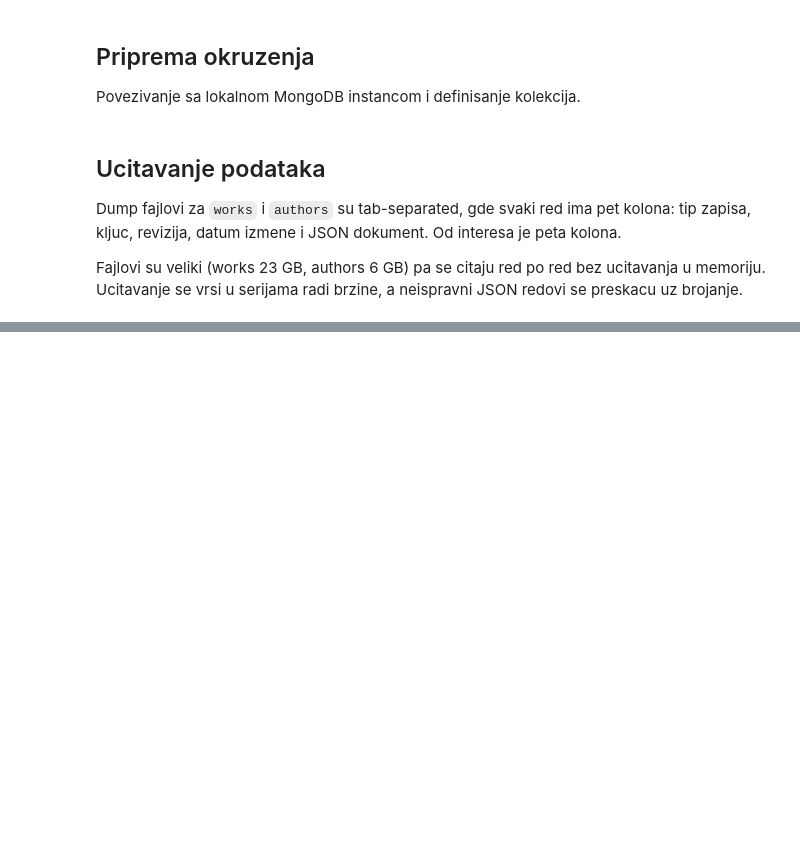
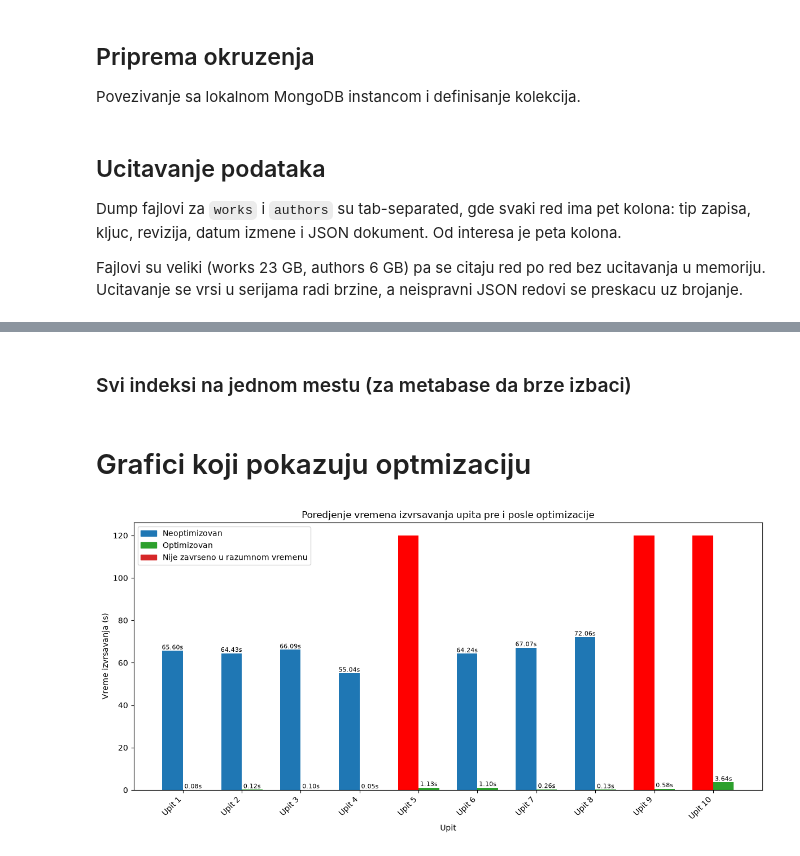
Before and after one commit to srdjanjovic/sbp-mongo, a Jupyter notebook: projekat.ipynb, the cells around one changed output, grey strips where cells are left out. Cells and saved outputs as stored; diff of their text form; code cells hidden in the pictures; blank space fills up the shorter version.

Commit message:
upiti

```diff
--- a/projekat.ipynb
+++ b/projekat.ipynb
@@ -28,3 +30,6 @@ ratings = db["ratings"]
+# %%
+timeout_upiti = {}
+TIMEOUT_VREME = 120
 # %% [markdown]
 ## Ucitavanje podataka
 
@@ -110,0 +596,3 @@ print("ratings:", ratings.count_documents({}))
+# %%
+vremena.setdefault("Upit 5", {})["neopt"] = TIMEOUT_VREME
+timeout_upiti["Upit 5"] = True
@@ -110,0 +1016,3 @@ print("ratings:", ratings.count_documents({}))
+# %%
+vremena.setdefault("Upit 9", {})["neopt"] = TIMEOUT_VREME
+timeout_upiti["Upit 9"] = True
@@ -110,0 +1224,3 @@ print("ratings:", ratings.count_documents({}))
+# %%
+vremena.setdefault("Upit 10", {})["neopt"] = TIMEOUT_VREME
+timeout_upiti["Upit 10"] = True
@@ -110,0 +1367,2 @@ print("ratings:", ratings.count_documents({}))
+# %% [markdown]
+### Svi indeksi na jednom mestu (za metabase da brze izbaci)
@@ -110,0 +1392,57 @@ print("ratings:", ratings.count_documents({}))
+# %% [markdown]
+# Grafici koji pokazuju optmizaciju
+# %%
+import matplotlib.pyplot as plt
+import numpy as np
+from matplotlib.patches import Patch
+
+nazivi = [k for k in vremena if "neopt" in vremena[k] and "opt" in vremena[k]]
+neopt = [vremena[k]["neopt"] for k in nazivi]
+opt = [vremena[k]["opt"] for k in nazivi]
+
+boje_neopt = ["red" if k in timeout_upiti else "tab:blue" for k in nazivi]
+
+x = np.arange(len(nazivi))
+sirina = 0.35
+
+fig, ax = plt.subplots(figsize=(12, 6))
+
+bars_neopt = ax.bar(x - sirina / 2, neopt, sirina, label="Neoptimizovan", color=boje_neopt)
+bars_opt = ax.bar(x + sirina / 2, opt, sirina, label="Optimizovan", color="tab:green")
+
+for i, naziv in enumerate(nazivi):
+    if naziv not in timeout_upiti:
+        ax.text(
+            x[i] - sirina / 2,
+            neopt[i],
+            f"{neopt[i]:.2f}s",
+            ha="center",
+            va="bottom",
+            fontsize=8
+        )
+    ax.text(
+        x[i] + sirina / 2,
+        opt[i],
+        f"{opt[i]:.2f}s",
+        ha="center",
+        va="bottom",
+        fontsize=8
+    )
+
+legenda = [
+    Patch(color="tab:blue", label="Neoptimizovan"),
+    Patch(color="tab:green", label="Optimizovan"),
+    Patch(color="tab:red", label="Nije zavrseno u razumnom vremenu")
+]
+
+ax.set_xlabel("Upit")
+ax.set_ylabel("Vreme izvrsavanja (s)")
+ax.set_title("Poredjenje vremena izvrsavanja upita pre i posle optimizacije")
+ax.set_xticks(x)
+ax.set_xticklabels(nazivi, rotation=45, ha="right")
+ax.legend(handles=legenda)
+
+plt.tight_layout()
+plt.show()
+# %% [output]
+[figure, added]
```
Also changed, not shown: parts of 70 cells of this notebook, 1 other file.
